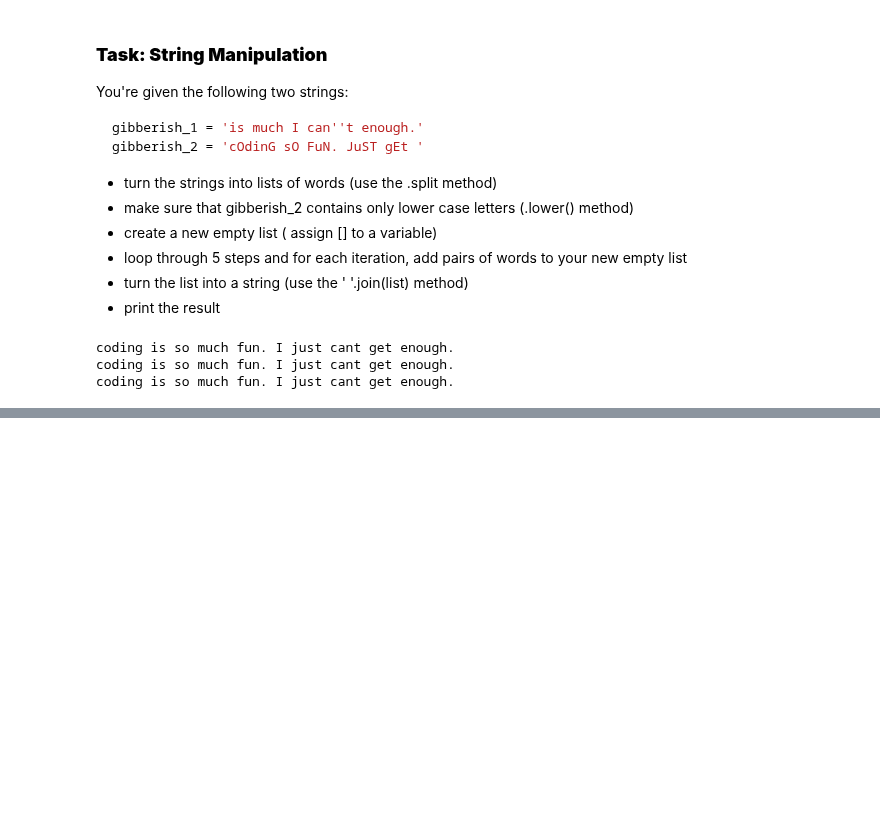
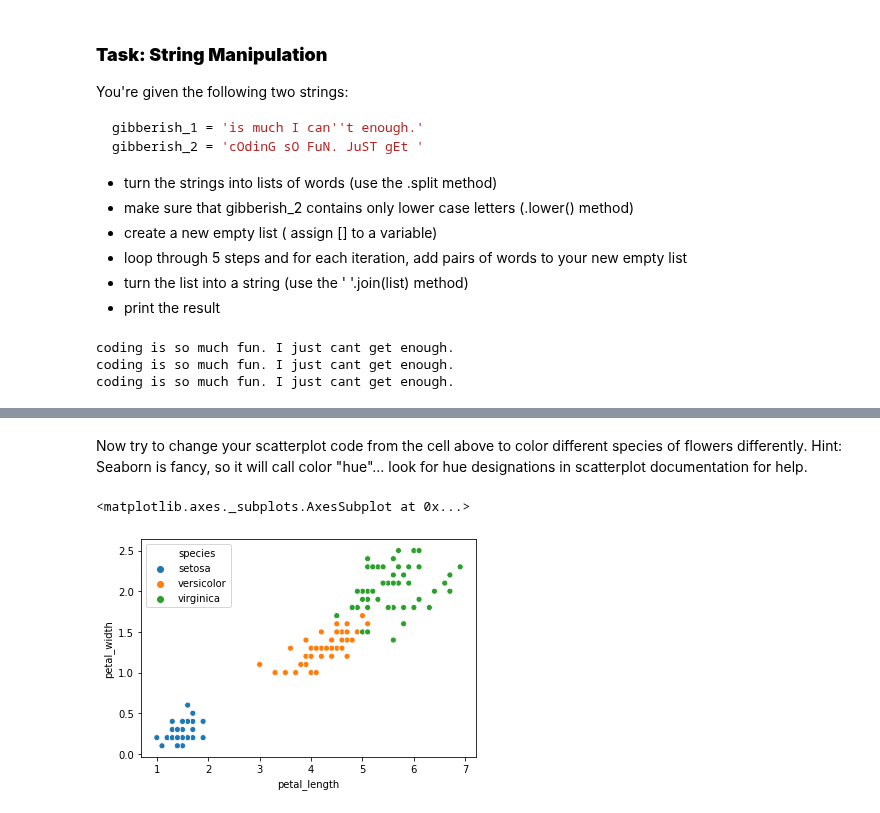
Before and after one commit to TimoFlesch/intro2python, a Jupyter notebook: intro_to_python_students_SOLUTIONS.ipynb, the cells around one changed output, grey strips where cells are left out. Saved outputs shown, nothing was run; the diff lists cells and outputs as text; code cells hidden in the pictures; blank space fills up the shorter version.

```diff
--- a/intro_to_python_students_SOLUTIONS.ipynb
+++ b/intro_to_python_students_SOLUTIONS.ipynb
@@ -181,0 +194,11 @@ coding is so much fun. I just cant get enough.
+# %% [markdown]
+Now try to change your scatterplot code from the cell above to color different species of flowers differently. Hint: Seaborn is fancy, so it will call color "hue"... look for hue designations in scatterplot documentation for help.
+# %%
+# Your code goes here
+
+
+import seaborn as sns
+sns.scatterplot(iris['petal_length'],iris['petal_width'],hue=iris['species'])
+# %% [output]
+<matplotlib.axes._subplots.AxesSubplot at 0x...>
+[figure, added]
```
Also changed, not shown: parts of 7 cells of this notebook, 14 other files.
